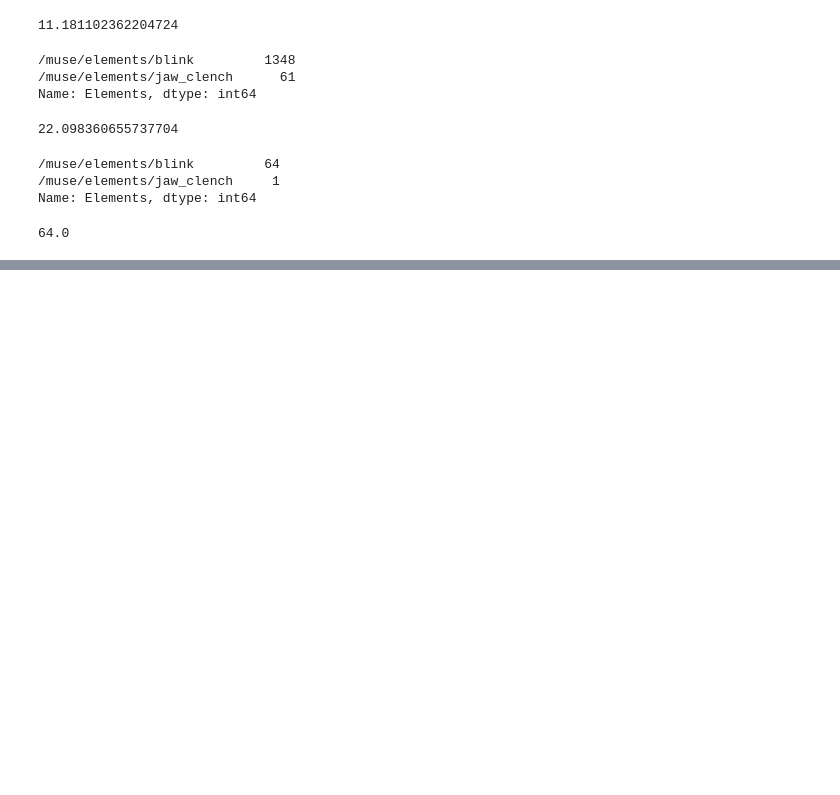
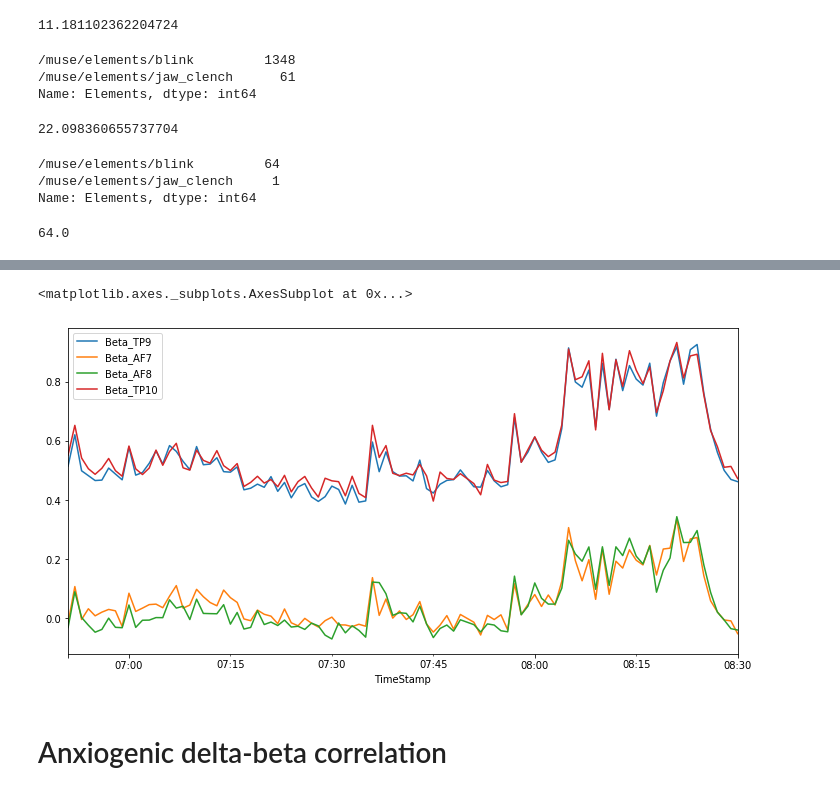
Before and after one commit to marianarf/open-mind, a Jupyter notebook: basal_anxiety_sleep_analysis.ipynb, the cells around one changed output, grey strips where cells are left out. Drawn from its saved outputs; the diff is of its cells as text; code cells hidden in the pictures; blank space fills up the shorter version.

```diff
--- a/basal_anxiety_sleep_analysis.ipynb
+++ b/basal_anxiety_sleep_analysis.ipynb
@@ -224,0 +170,2 @@ rho3 # sleep
+# %%
+plt.rcParams['figure.figsize'] = [12,6]
@@ -224,0 +213,9 @@ rho3 # sleep
+# %%
+# Sleep
+minutal_sleep = df_sleep.index.to_period('Min')
+df_sleep.groupby(minutal_sleep)[beta_columns].apply(lambda x: np.mean(x)).plot()
+# %% [output]
+<matplotlib.axes._subplots.AxesSubplot at 0x...>
+[figure, added]
+# %% [markdown]
+# Anxiogenic delta-beta correlation
```
Also changed, not shown: parts of 64 cells of this notebook, 4 other files.
